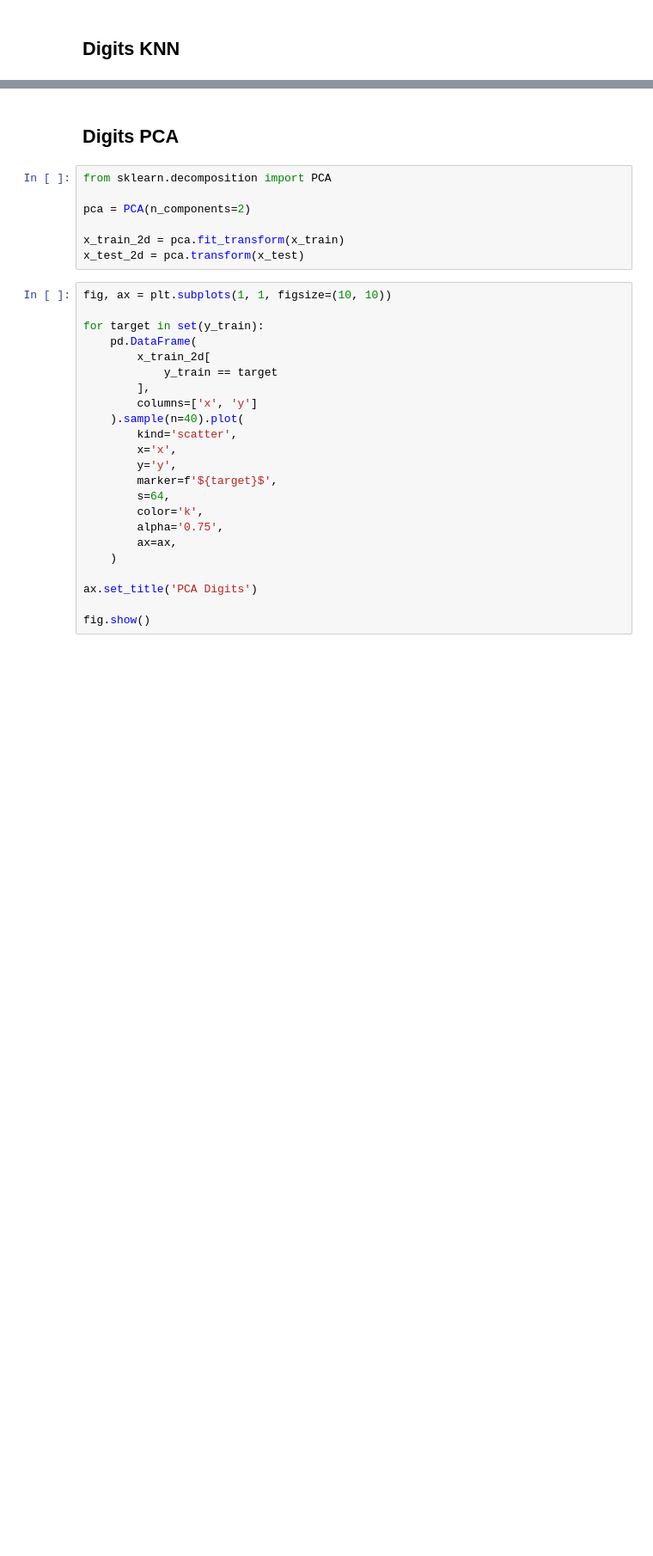
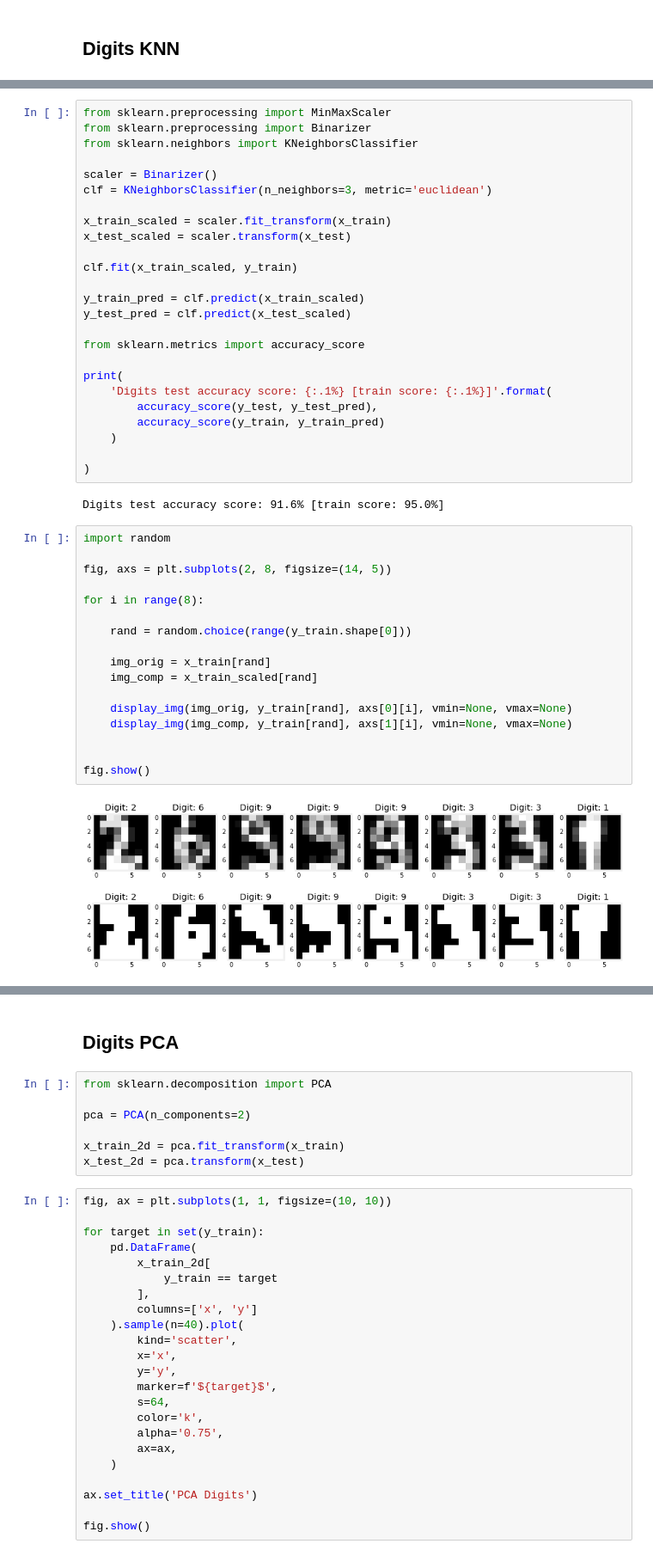
Before and after one commit to PacktPublishing/Hands-On-Machine-Learning-with-scikit-learn-and-Scientific-Python-Toolkits, a Jupyter notebook: chapters/ch05/Digits.ipynb, the cells around one changed output, grey strips where cells are left out. Shown at 86% size. Cells and saved outputs as stored; diff of their text form; blank space fills up the shorter version.

```diff
--- a/chapters/ch05/Digits.ipynb
+++ b/chapters/ch05/Digits.ipynb
@@ -135,0 +150,46 @@ fig.show()
+# %%
+from sklearn.preprocessing import MinMaxScaler
+from sklearn.preprocessing import Binarizer
+from sklearn.neighbors import KNeighborsClassifier
+
+scaler = Binarizer()
+clf = KNeighborsClassifier(n_neighbors=3, metric='euclidean')
+
+x_train_scaled = scaler.fit_transform(x_train)
+x_test_scaled = scaler.transform(x_test)
+
+clf.fit(x_train_scaled, y_train)
+
+y_train_pred = clf.predict(x_train_scaled)
+y_test_pred = clf.predict(x_test_scaled)
+
+from sklearn.metrics import accuracy_score
+
+print(
+    'Digits test accuracy score: {:.1%} [train score: {:.1%}]'.format(
+        accuracy_score(y_test, y_test_pred),
+        accuracy_score(y_train, y_train_pred)
+    )
+
+)
+# %% [output]
+Digits test accuracy score: 91.6% [train score: 95.0%]
+# %%
+import random
+
+fig, axs = plt.subplots(2, 8, figsize=(14, 5))
+
+for i in range(8):
+
+    rand = random.choice(range(y_train.shape[0]))
+
+    img_orig = x_train[rand]
+    img_comp = x_train_scaled[rand]
+
+    display_img(img_orig, y_train[rand], axs[0][i], vmin=None, vmax=None)
+    display_img(img_comp, y_train[rand], axs[1][i], vmin=None, vmax=None)
+
+
+fig.show()
+# %% [output]
+[figure, added]
```
Also changed, not shown: parts of 78 cells of this notebook, 1 other file.
